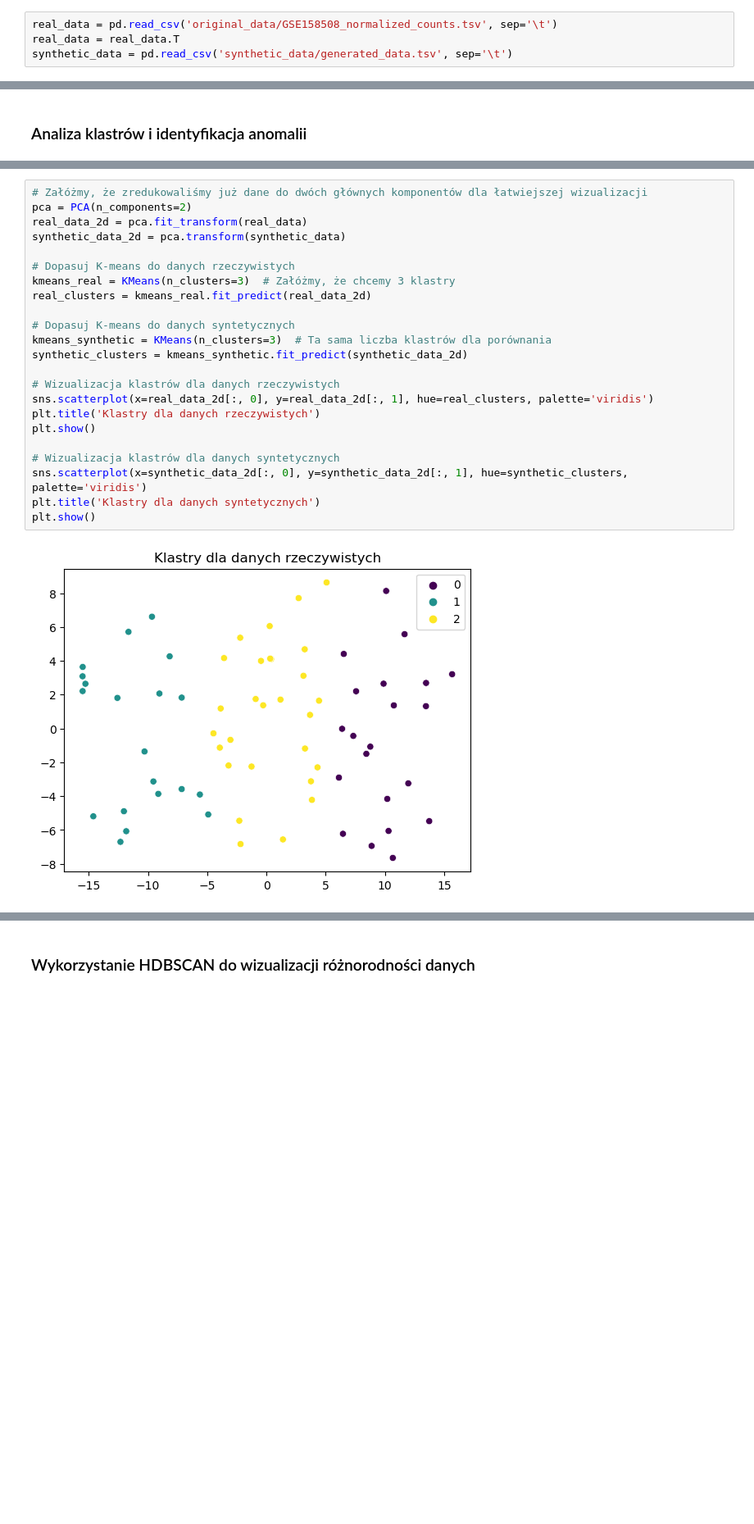
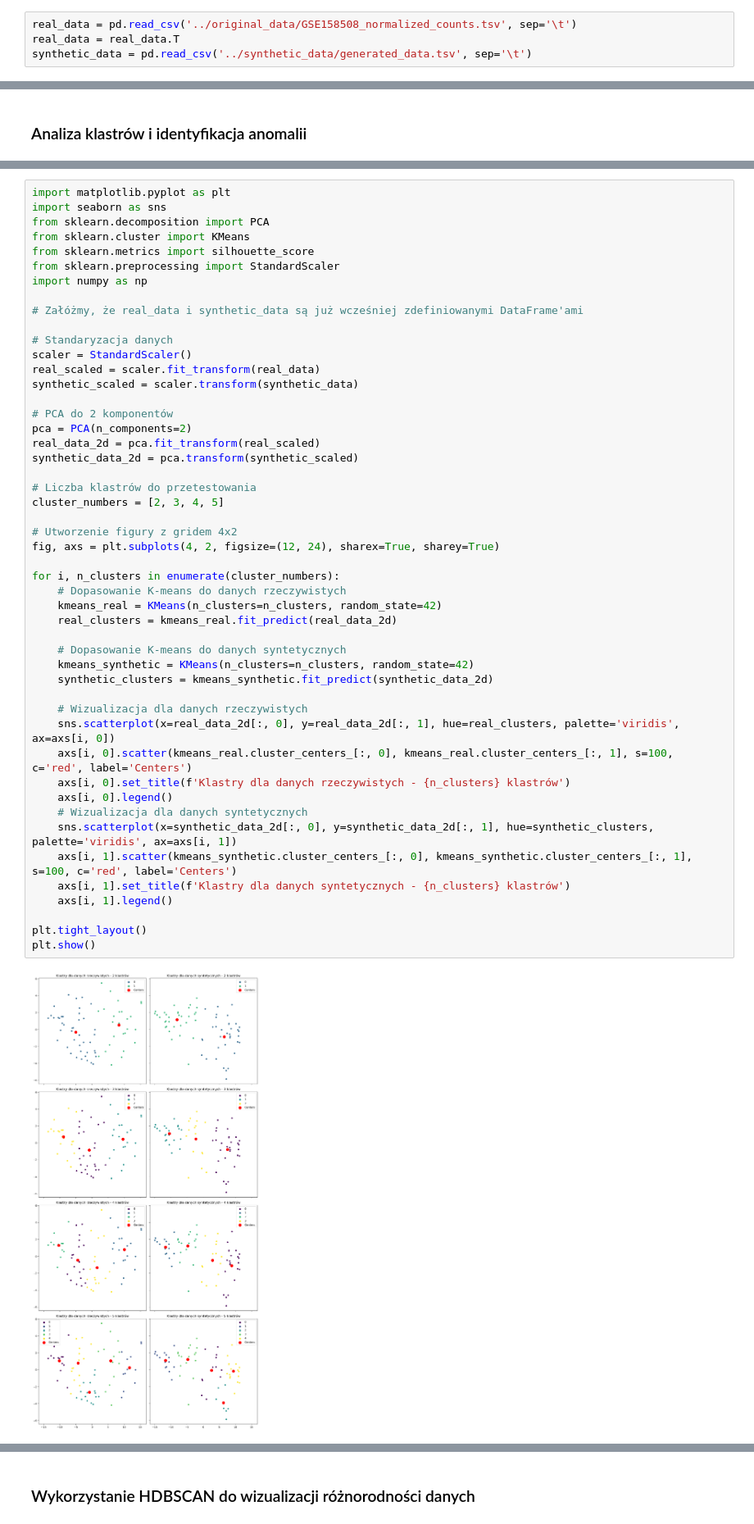
Before and after one commit to Varker00/rna-generator, a Jupyter notebook: notebooks/data_analysis.ipynb, the cells around one changed output, grey strips where cells are left out. Shown at 82% size. Saved outputs shown, nothing was run; the diff lists cells and outputs as text; blank space fills up the shorter version.

Commit message:
Update data analysis

```diff
--- a/notebooks/data_analysis.ipynb
+++ b/notebooks/data_analysis.ipynb
@@ -14,7 +14,7 @@ import hdbscan
 # %% [markdown]
 ### Wczytanie danych
 # %%
-real_data = pd.read_csv('original_data/GSE158508_normalized_counts.tsv', sep='\t')
+real_data = pd.read_csv('../original_data/GSE158508_normalized_counts.tsv', sep='\t')
 real_data = real_data.T
-synthetic_data = pd.read_csv('synthetic_data/generated_data.tsv', sep='\t')
+synthetic_data = pd.read_csv('../synthetic_data/generated_data.tsv', sep='\t')
 # %%
@@ -221,25 +361,51 @@ plt.show()
 # %%
-# Załóżmy, że zredukowaliśmy już dane do dwóch głównych komponentów dla łatwiejszej wizualizacji
+import matplotlib.pyplot as plt
+import seaborn as sns
+from sklearn.decomposition import PCA
+from sklearn.cluster import KMeans
+from sklearn.metrics import silhouette_score
+from sklearn.preprocessing import StandardScaler
+import numpy as np
+
+# Załóżmy, że real_data i synthetic_data są już wcześniej zdefiniowanymi DataFrame'ami
+
+# Standaryzacja danych
+scaler = StandardScaler()
+real_scaled = scaler.fit_transform(real_data)
+synthetic_scaled = scaler.transform(synthetic_data)
+
+# PCA do 2 komponentów
 pca = PCA(n_components=2)
-real_data_2d = pca.fit_transform(real_data)
-synthetic_data_2d = pca.transform(synthetic_data)
+real_data_2d = pca.fit_transform(real_scaled)
+synthetic_data_2d = pca.transform(synthetic_scaled)
 
-# Dopasuj K-means do danych rzeczywistych
-kmeans_real = KMeans(n_clusters=3)  # Załóżmy, że chcemy 3 klastry
-real_clusters = kmeans_real.fit_predict(real_data_2d)
+# Liczba klastrów do przetestowania
+cluster_numbers = [2, 3, 4, 5]
 
-# Dopasuj K-means do danych syntetycznych
-kmeans_synthetic = KMeans(n_clusters=3)  # Ta sama liczba klastrów dla porównania
-synthetic_clusters = kmeans_synthetic.fit_predict(synthetic_data_2d)
+# Utworzenie figury z gridem 4x2
+fig, axs = plt.subplots(4, 2, figsize=(12, 24), sharex=True, sharey=True)
 
-# Wizualizacja klastrów dla danych rzeczywistych
-sns.scatterplot(x=real_data_2d[:, 0], y=real_data_2d[:, 1], hue=real_clusters, palette='viridis')
-plt.title('Klastry dla danych rzeczywistych')
+for i, n_clusters in enumerate(cluster_numbers):
+    # Dopasowanie K-means do danych rzeczywistych
+    kmeans_real = KMeans(n_clusters=n_clusters, random_state=42)
+    real_clusters = kmeans_real.fit_predict(real_data_2d)
+
+    # Dopasowanie K-means do danych syntetycznych
+    kmeans_synthetic = KMeans(n_clusters=n_clusters, random_state=42)
+    synthetic_clusters = kmeans_synthetic.fit_predict(synthetic_data_2d)
+
+    # Wizualizacja dla danych rzeczywistych
+    sns.scatterplot(x=real_data_2d[:, 0], y=real_data_2d[:, 1], hue=real_clusters, palette='viridis', ax=axs[i, 0])
+    axs[i, 0].scatter(kmeans_real.cluster_centers_[:, 0], kmeans_real.cluster_centers_[:, 1], s=100, c='red', label='Centers')
+    axs[i, 0].set_title(f'Klastry dla danych rzeczywistych - {n_clusters} klastrów')
+    axs[i, 0].legend()
+    # Wizualizacja dla danych syntetycznych
+    sns.scatterplot(x=synthetic_data_2d[:, 0], y=synthetic_data_2d[:, 1], hue=synthetic_clusters, palette='viridis', ax=axs[i, 1])
+    axs[i, 1].scatter(kmeans_synthetic.cluster_centers_[:, 0], kmeans_synthetic.cluster_centers_[:, 1], s=100, c='red', label='Centers')
+    axs[i, 1].set_title(f'Klastry dla danych syntetycznych - {n_clusters} klastrów')
+    axs[i, 1].legend()
+
+plt.tight_layout()
 plt.show()
-
-# Wizualizacja klastrów dla danych syntetycznych
-sns.scatterplot(x=synthetic_data_2d[:, 0], y=synthetic_data_2d[:, 1], hue=synthetic_clusters, palette='viridis')
-plt.title('Klastry dla danych syntetycznych')
-plt.show()
 # %% [output]
-[figure, old version]
+[figure, new version]
```
Also changed, not shown: parts of 19 cells of this notebook.
